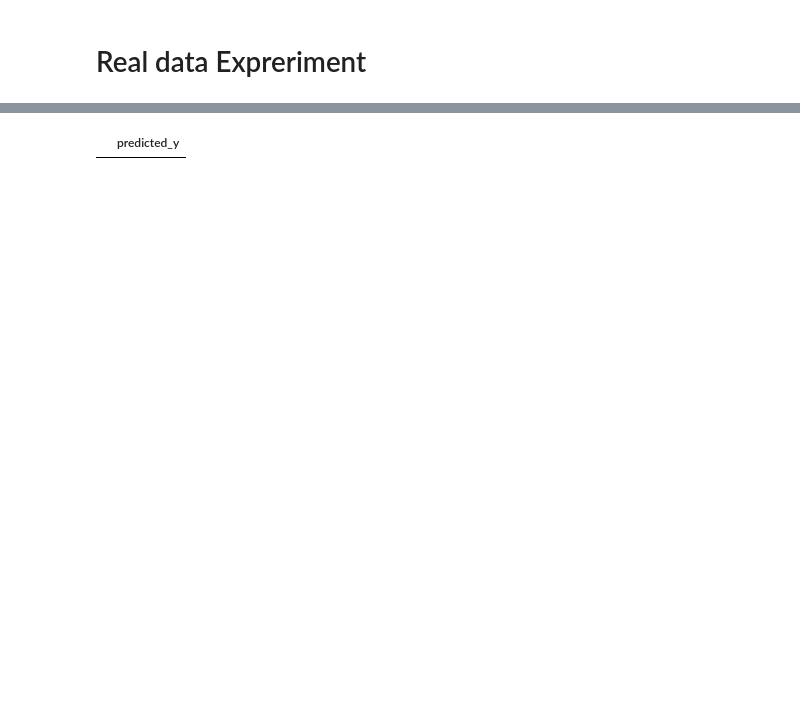
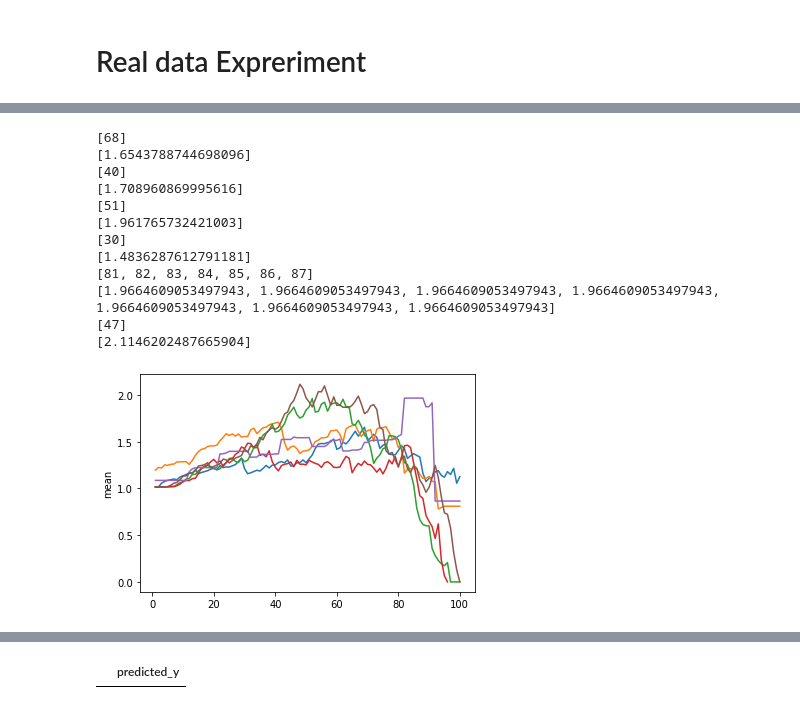
Before and after one commit to faramer86/GPrior, a Jupyter notebook: PUL.ipynb, the cells around one changed output, grey strips where cells are left out. Saved outputs shown, nothing was run; the diff lists cells and outputs as text; code cells hidden in the pictures; blank space fills up the shorter version.

```diff
--- a/PUL.ipynb
+++ b/PUL.ipynb
@@ -361,3 +366,6 @@ from collections import Counter
 #        objective='binary:logistic', random_state=0, reg_alpha=0,
 #        reg_lambda=1, scale_pos_weight=1, seed=None, silent=True,
 #        subsample=1, verbosity=1)
+# %%
+extended = pd.read_csv('/home/nikita/Documents/work/git_projects/GWASPriors/SCZ/SCZ/extended.csv')
+ext_genes = extended['GWAS_mapper_predictions_PPI']
@@ -495,0 +616,2 @@ plot_dfs = mean_model_prob(plot_dfs)
+# %%
+df = pd.DataFrame.from_dict(points, orient='index').transpose()
@@ -495,0 +640,25 @@ plot_dfs = mean_model_prob(plot_dfs)
+# %%
+import seaborn as sns
+
+#df = pd.DataFrame(points)
+
+for model, value in points.items():
+    ax = sns.lineplot(x=[i for i in range(1,101)], y=df[f'{model}'])
+
+    opt = [i for i, j in enumerate(df[f'{model}']) if j == max(df[f'{model}'])]
+    print(opt)
+    print([j for i, j in enumerate(df[f'{model}']) if j == max(df[f'{model}'])])
+# %% [output]
+[68]
+[1.6543788744698096]
+[40]
+[1.708960869995616]
+[51]
+[1.961765732421003]
+[30]
+[1.4836287612791181]
+[81, 82, 83, 84, 85, 86, 87]
+[1.9664609053497943, 1.9664609053497943, 1.9664609053497943, 1.9664609053497943, 1.9664609053497943, 1.9664609053497943, 1.9664609053497943]
+[47]
+[2.1146202487665904]
+[figure, added]
```
Also changed, not shown: parts of 38 cells of this notebook, 2 other files.
